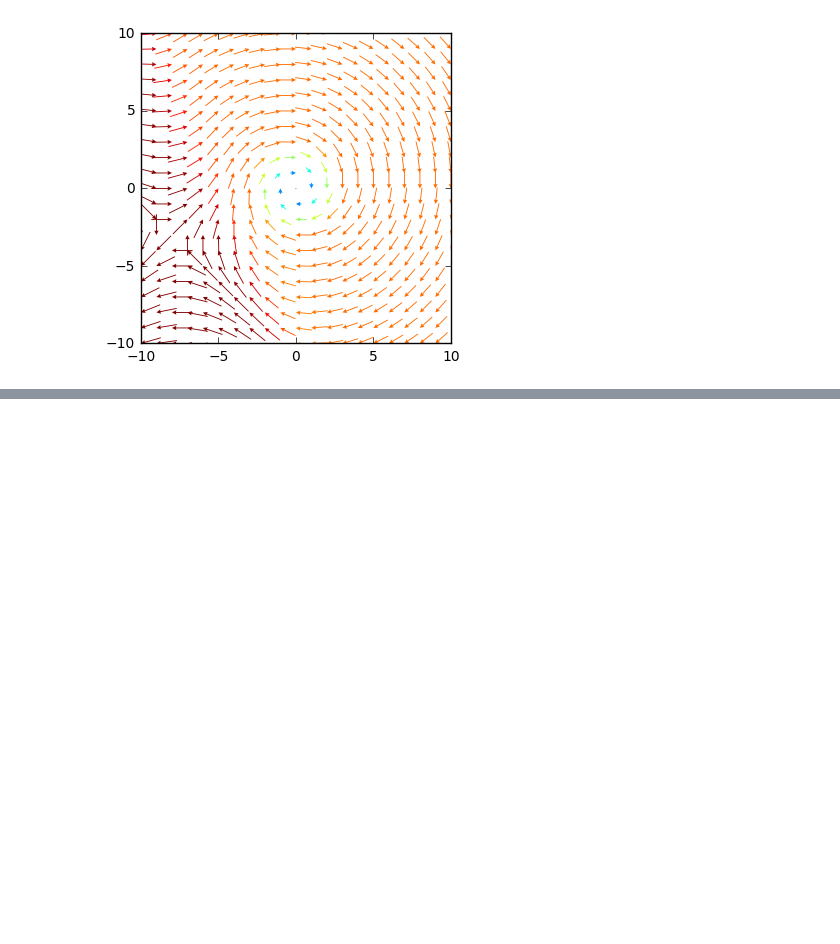
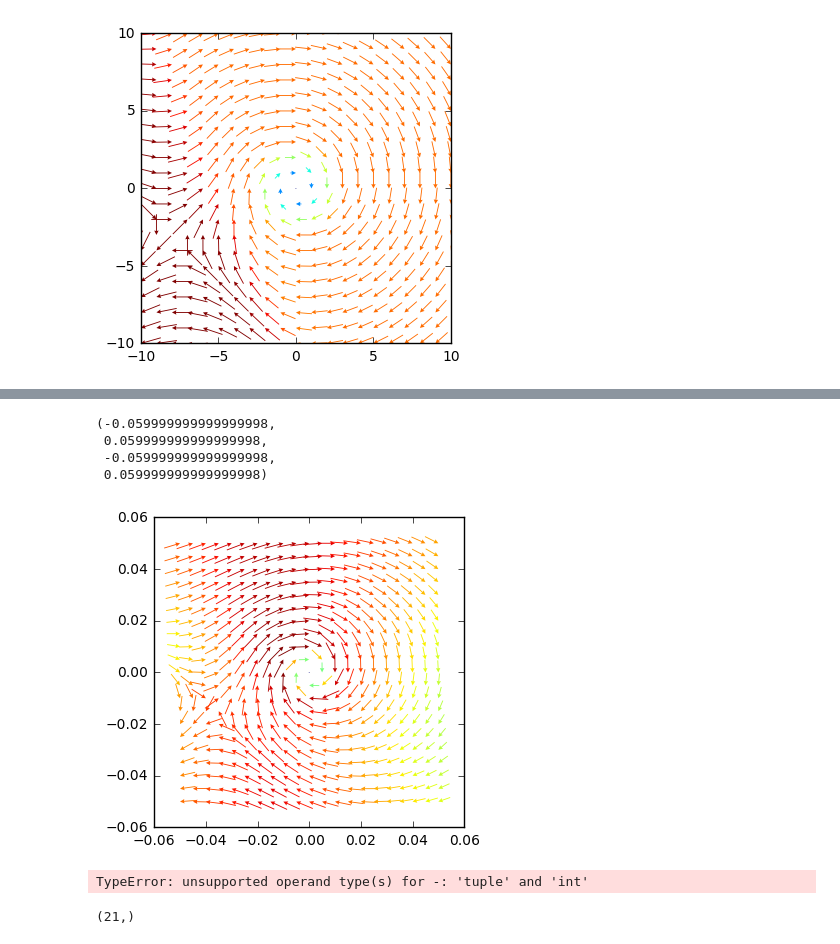
Before and after one commit to owenjhwilliams/ASIIT, a Jupyter notebook: CreateNominalHairpin.ipynb, the cells around one changed output, grey strips where cells are left out. Saved outputs shown, nothing was run; the diff lists cells and outputs as text; code cells hidden in the pictures; blank space fills up the shorter version.

Commit message:
Creation of hairpin model and initial matching to data using MCMC

```diff
--- a/CreateNominalHairpin.ipynb
+++ b/CreateNominalHairpin.ipynb
@@ -115,3 +129,44 @@ plt.axis('scaled')
+# %%
+reload(PIVutils)
+
+x = np.arange(-0.05, 0.055,0.005)
+y = np.arange(-0.05, 0.055,0.005)
+
+X2, Y2 = np.meshgrid(x, y)
+
+BoxSize = 10
+Circ = 0.15
+r = 0.01
+rs = 0.04
+Ts = 200
+Rot = 45
+StagStren = 3
+Gvort = 0.015
+Gstag = 0.015
+Conv = 0
+
+[U, V] = PIVutils.genHairpinField(BoxSize,Circ,r,rs,Ts,Rot,StagStren,Gvort,Gstag,Conv,x=x,y=y)
+# %%
+plt.figure()
+M = np.hypot(U, V)
+Q = plt.quiver(X2, Y2, U, V, M, units='x', pivot='tip',headwidth=5, scale=300)
+plt.axis('scaled')
+# %% [output]
+(-0.059999999999999998,
+ 0.059999999999999998,
+ -0.059999999999999998,
+ 0.059999999999999998)
+[figure, added]
 # %%
 from scipy.optimize import minimize
 minimize?
+# %%
+x = np.arange(-0.05, 0.055,0.005)
+(x.shape[0]-1)/2
+print(x)
+# %% [output]
+TypeError: unsupported operand type(s) for -: 'tuple' and 'int'
+# %%
+x
+# %% [output]
+(21,)
```
Also changed, not shown: parts of 4 cells of this notebook, 4 other files.
